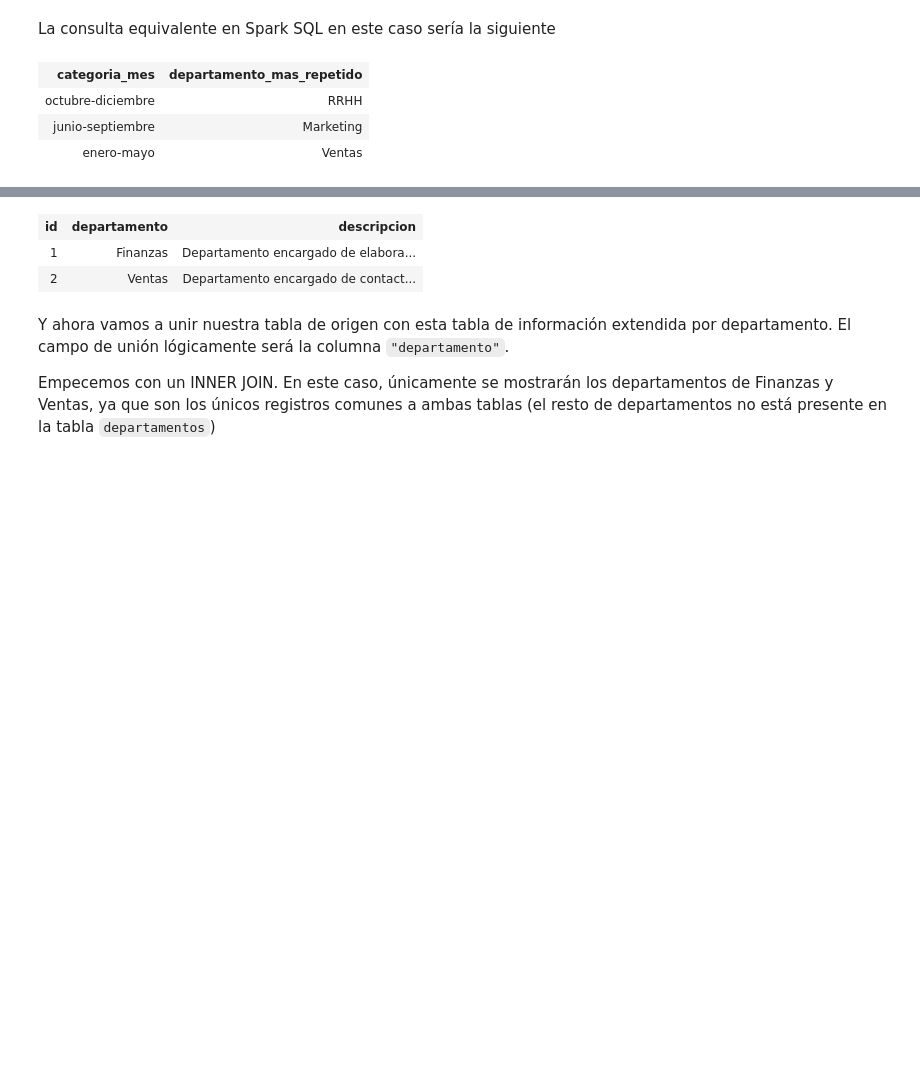
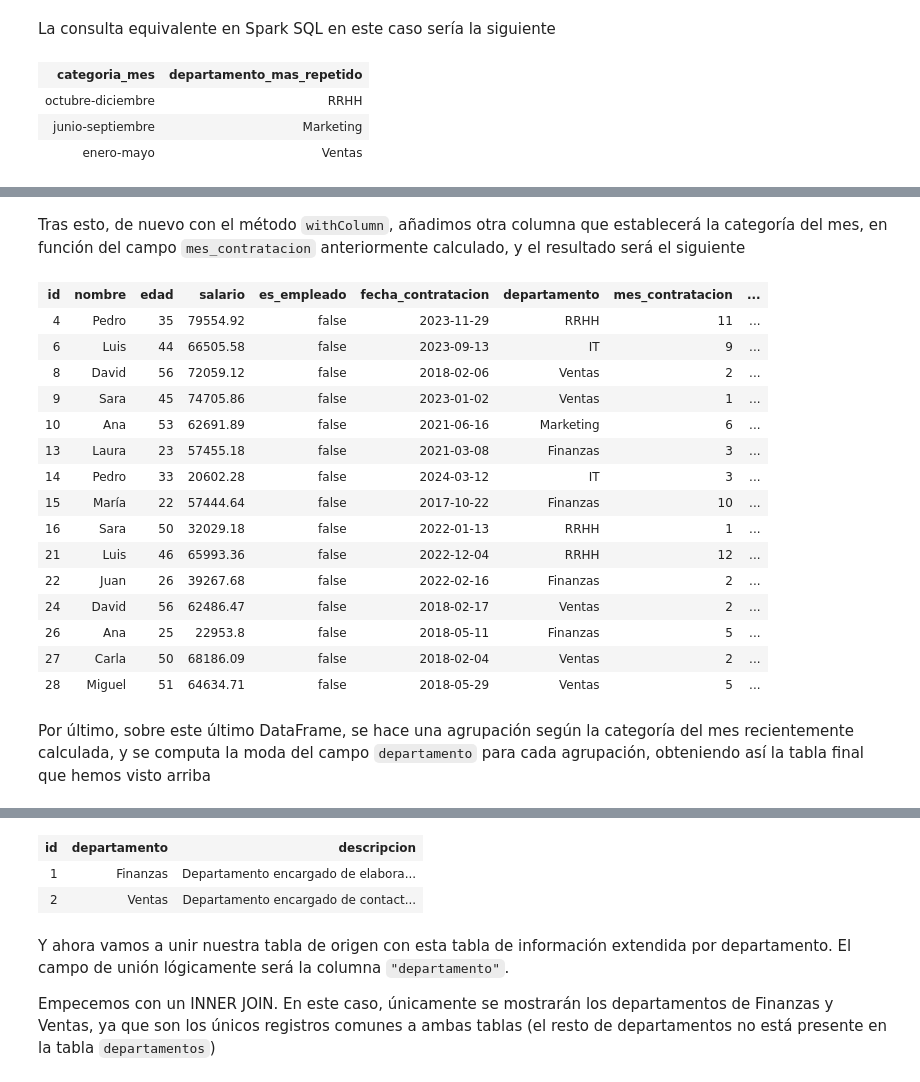
Before and after one commit to donielix/esic-bigdata-iv-blackops, a Jupyter notebook: notebooks/tema-2-etl/introduccion-spark.ipynb, the cells around one changed output, grey strips where cells are left out. Cells and saved outputs as stored; diff of their text form; code cells hidden in the pictures; blank space fills up the shorter version.

```diff
--- a/notebooks/tema-2-etl/introduccion-spark.ipynb
+++ b/notebooks/tema-2-etl/introduccion-spark.ipynb
@@ -326,3 +372,33 @@ Como se puede comprobar, se obtienen exactamente los mismos resultados
+# %% [markdown]
+Tras esto, de nuevo con el método `withColumn`, añadimos otra columna que establecerá la categoría del mes, en función del campo `mes_contratacion` anteriormente calculado, y el resultado será el siguiente
+# %%
+df.filter(
+    (f.col("es_empleado") == False) & (f.year("fecha_contratacion") >= 2017)
+).withColumn("mes_contratacion", f.month("fecha_contratacion")).withColumn(
+    "categoria_mes",
+    f.when(f.col("mes_contratacion").between(1, 5), f.lit("enero-mayo"))
+    .when(f.col("mes_contratacion").between(6, 9), f.lit("junio-septiembre"))
+    .otherwise(f.lit("octubre-diciembre")),
+)
+# %% [output]
+| id | nombre | edad | salario | es_empleado | fecha_contratacion | departamento | mes_contratacion | ... |
+| 4 | Pedro | 35 | 79554.92 | false | 2023-11-29 | RRHH | 11 | ... |
+| 6 | Luis | 44 | 66505.58 | false | 2023-09-13 | IT | 9 | ... |
+| 8 | David | 56 | 72059.12 | false | 2018-02-06 | Ventas | 2 | ... |
+| 9 | Sara | 45 | 74705.86 | false | 2023-01-02 | Ventas | 1 | ... |
+| 10 | Ana | 53 | 62691.89 | false | 2021-06-16 | Marketing | 6 | ... |
+| 13 | Laura | 23 | 57455.18 | false | 2021-03-08 | Finanzas | 3 | ... |
+| 14 | Pedro | 33 | 20602.28 | false | 2024-03-12 | IT | 3 | ... |
+| 15 | María | 22 | 57444.64 | false | 2017-10-22 | Finanzas | 10 | ... |
+| 16 | Sara | 50 | 32029.18 | false | 2022-01-13 | RRHH | 1 | ... |
+| 21 | Luis | 46 | 65993.36 | false | 2022-12-04 | RRHH | 12 | ... |
+| 22 | Juan | 26 | 39267.68 | false | 2022-02-16 | Finanzas | 2 | ... |
+| 24 | David | 56 | 62486.47 | false | 2018-02-17 | Ventas | 2 | ... |
+| 26 | Ana | 25 | 22953.8 | false | 2018-05-11 | Finanzas | 5 | ... |
+| 27 | Carla | 50 | 68186.09 | false | 2018-02-04 | Ventas | 2 | ... |
+| 28 | Miguel | 51 | 64634.71 | false | 2018-05-29 | Ventas | 5 | ... |
+# %% [markdown]
+Por último, sobre este último DataFrame, se hace una agrupación según la categoría del mes recientemente calculada, y se computa la moda del campo `departamento` para cada agrupación, obteniendo así la tabla final que hemos visto arriba
 # %% [markdown]
 # Joins
 Al igual que las operaciones de transformación, otro comando importante es el de JOIN, que nos permite establecer links entre campos de diferentes columnas, lo cual resulta fundamental para el análisis desde diferentes fuentes de datos.
```
Also changed, not shown: parts of 18 cells of this notebook, 2 other files.
